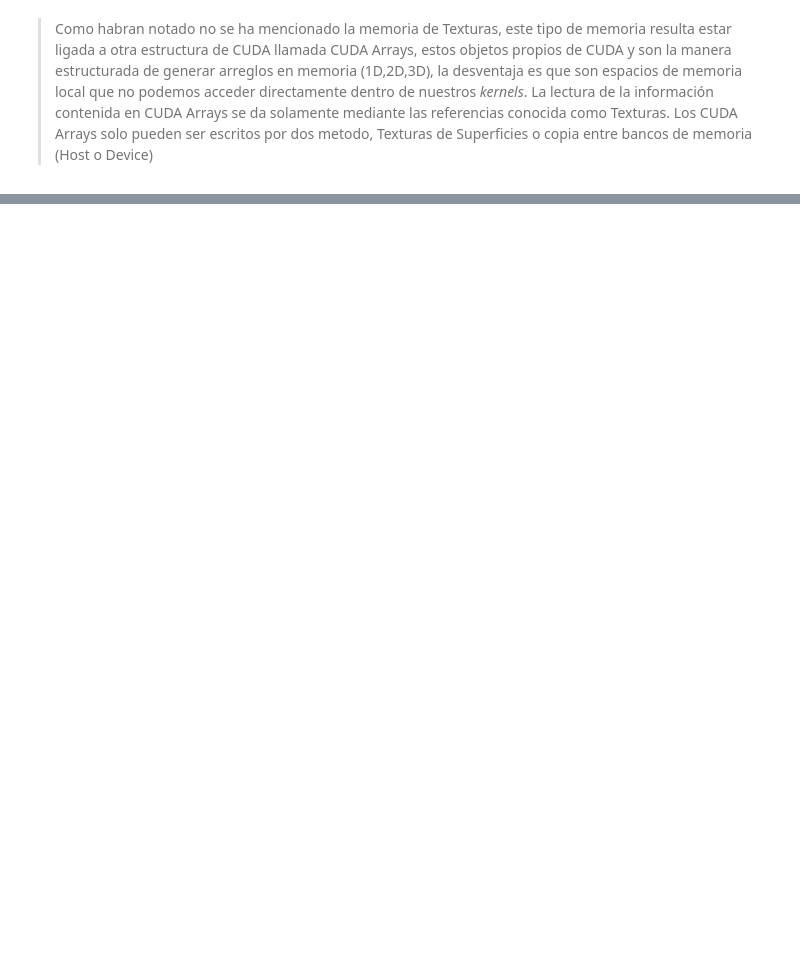
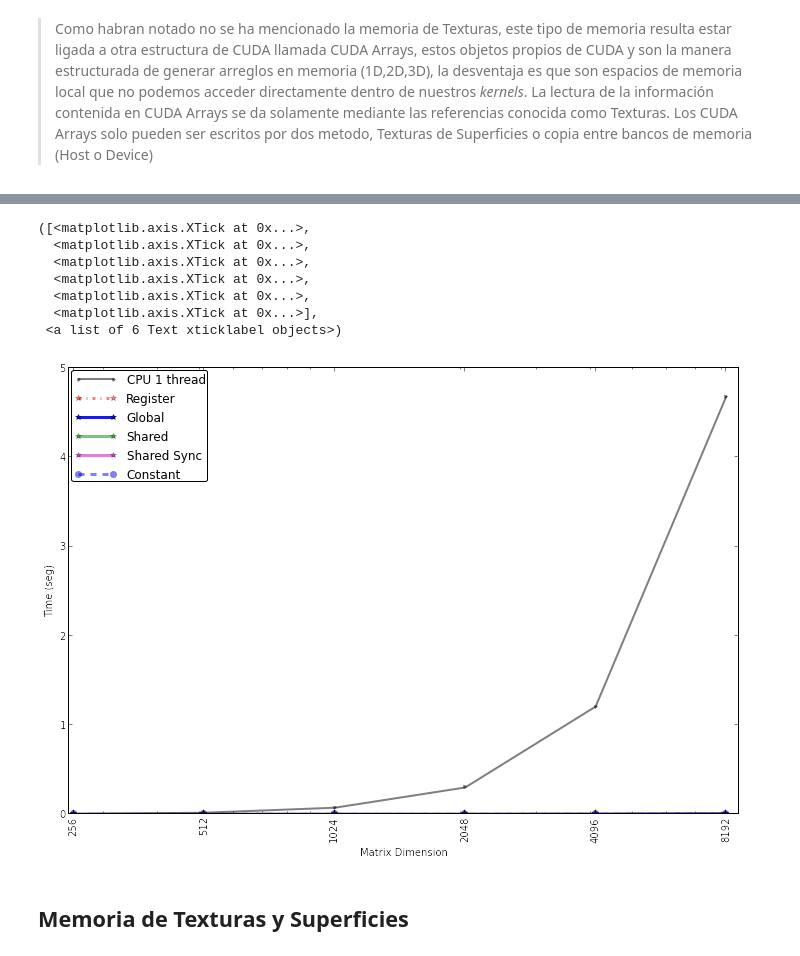
Before and after one commit to zamorays/miniCursoPycuda, a Jupyter notebook: Sesion5_MemoriasCUDA.ipynb, the cells around one changed output, grey strips where cells are left out. Saved outputs shown, nothing was run; the diff lists cells and outputs as text; code cells hidden in the pictures; blank space fills up the shorter version.

```diff
--- a/Sesion5_MemoriasCUDA.ipynb
+++ b/Sesion5_MemoriasCUDA.ipynb
@@ -19,0 +230,24 @@ La velocidades de accesos se muestran a continuación:
+# %%
+plt.figure(1,figsize=(12,8),dpi=200)
+plt.semilogx([2**i for i in range(8,14)],timeCPU,'.-',color=(0,0,0),label='CPU 1 thread',linewidth=2.0,alpha=0.5)
+plt.semilogx([2**i for i in range(8,14)],timeReg,'r-.*',label='Register',linewidth=3.0,alpha=0.5)
+plt.semilogx([2**i for i in range(8,14)],timeGlo,'b-*',label='Global',linewidth=3.0,alpha=0.9)
+plt.semilogx([2**i for i in range(8,14)],timeSha,'g-*',label='Shared',linewidth=3.0,alpha=0.5)
+plt.semilogx([2**i for i in range(8,14)],timeShaSy,'m-*',label='Shared Sync',linewidth=3.0,alpha=0.5)
+plt.semilogx([2**i for i in range(8,14)],timeCons,'b--o',label='Constant',linewidth=3.0,alpha=0.5)
+plt.ylabel('Time (seg)')
+plt.xlabel('Matrix Dimension')
+plt.xlim(xmin=250,xmax=2**13.1)
+plt.legend(loc=2,labelspacing=0.5,fancybox=True, handlelength=3.5, borderaxespad=0.25, borderpad=0.25)
+plt.xticks([2**i for i in range(8,14)], [2**i for i in range(8,14)], rotation='vertical')
+# %% [output]
+([<matplotlib.axis.XTick at 0x...>,
+  <matplotlib.axis.XTick at 0x...>,
+  <matplotlib.axis.XTick at 0x...>,
+  <matplotlib.axis.XTick at 0x...>,
+  <matplotlib.axis.XTick at 0x...>,
+  <matplotlib.axis.XTick at 0x...>],
+ <a list of 6 Text xticklabel objects>)
+[figure, added]
+# %% [markdown]
+## Memoria de Texturas y Superficies
```
Also changed, not shown: parts of 55 cells of this notebook, 3 other files.
